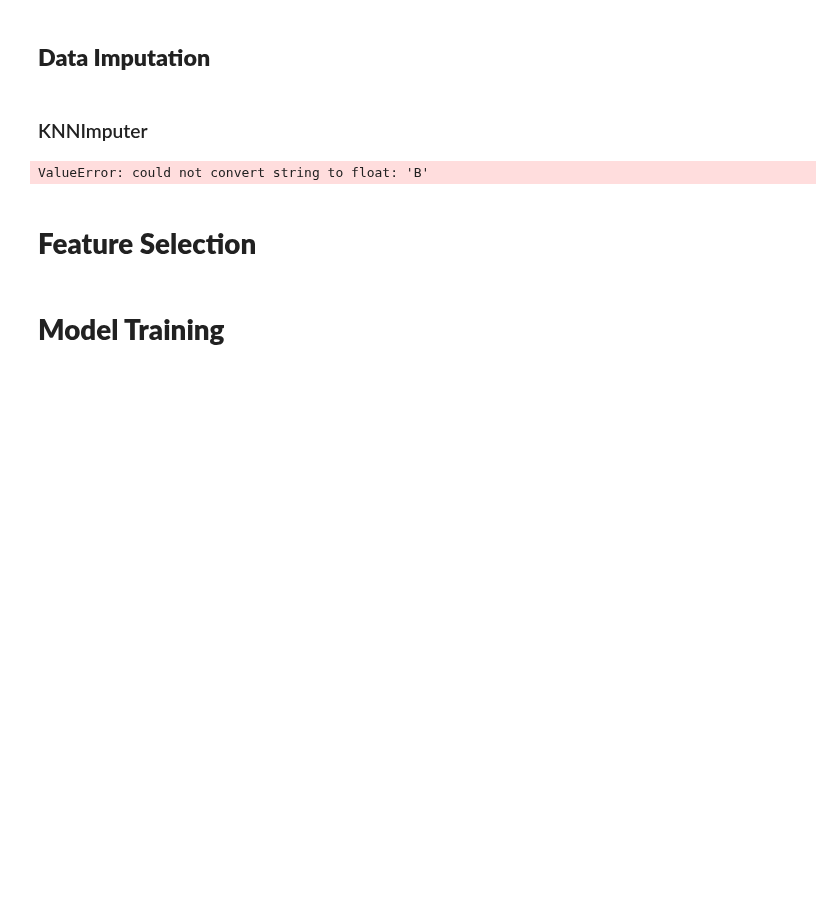
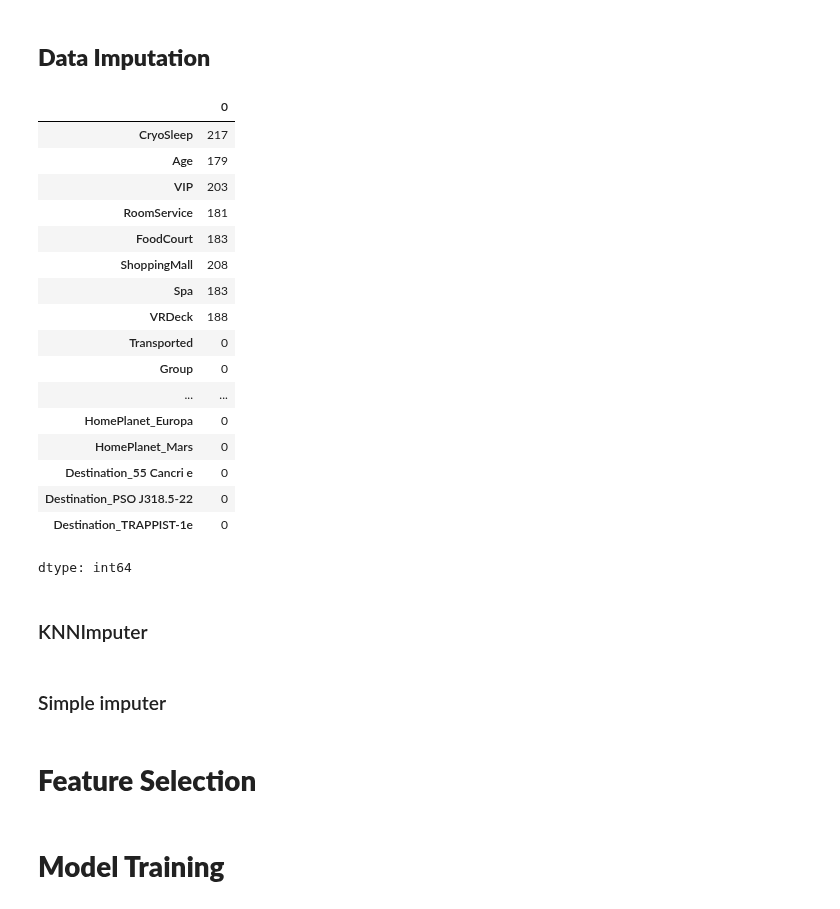
Before and after one commit to Alisizationed/sigmoid_homeworks, a Jupyter notebook: ex_prep_1/Sigmoid_Exam_Prep_1.ipynb, the cells around one changed output. Saved outputs shown, nothing was run; the diff lists cells and outputs as text; code cells hidden in the pictures; blank space fills up the shorter version.

```diff
--- a/ex_prep_1/Sigmoid_Exam_Prep_1.ipynb
+++ b/ex_prep_1/Sigmoid_Exam_Prep_1.ipynb
@@ -254,4 +290,25 @@ missing_vals_cols = [
 ]
+# %%
+df.isna().sum()
+# %% [output]
+|  | 0 |
+| CryoSleep | 217 |
+| Age | 179 |
+| VIP | 203 |
+| RoomService | 181 |
+| FoodCourt | 183 |
+| ShoppingMall | 208 |
+| Spa | 183 |
+| VRDeck | 188 |
+| Transported | 0 |
+| Group | 0 |
+| ... | ... |
+| HomePlanet_Europa | 0 |
+| HomePlanet_Mars | 0 |
+| Destination_55 Cancri e | 0 |
+| Destination_PSO J318.5-22 | 0 |
+| Destination_TRAPPIST-1e | 0 |
+dtype: int64
 # %% [markdown]
 ### KNNImputer
 # %%
@@ -259,9 +316,10 @@ from sklearn.impute import KNNImputer
 # %%
 X_trains_knn, X_tests_knn = X_trains.copy(), X_tests.copy()
 
-for i in range(1,6):
-  knn_imputer = KNNImputer(n_neighbors=i)
+for (X_train, X_test) in zip(X_trains_knn, X_tests_knn):
+  knn_imputer = KNNImputer(n_neighbors=5)
 
-  X_trains_knn[i][missing_vals_cols] = knn_imputer.fit_transform(X_trains_knn[i][missing_vals_cols])
+  X_train[missing_vals_cols] = knn_imputer.fit_transform(X_train[missing_vals_cols])
+  X_test[missing_vals_cols] = knn_imputer.fit_transform(X_test[missing_vals_cols])
-# %% [output]
-ValueError: could not convert string to float: 'B'
+# %% [markdown]
+### Simple imputer
```
Also changed, not shown: parts of 14 cells of this notebook.
